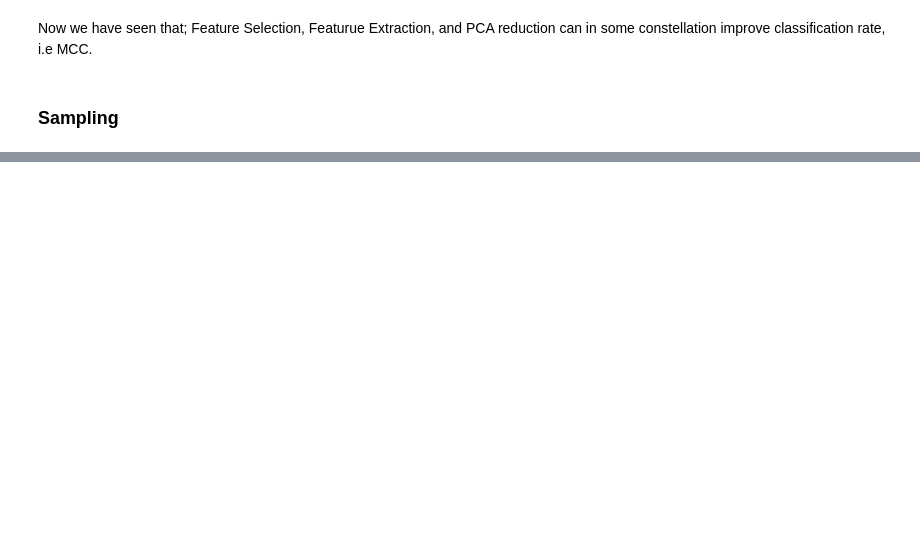
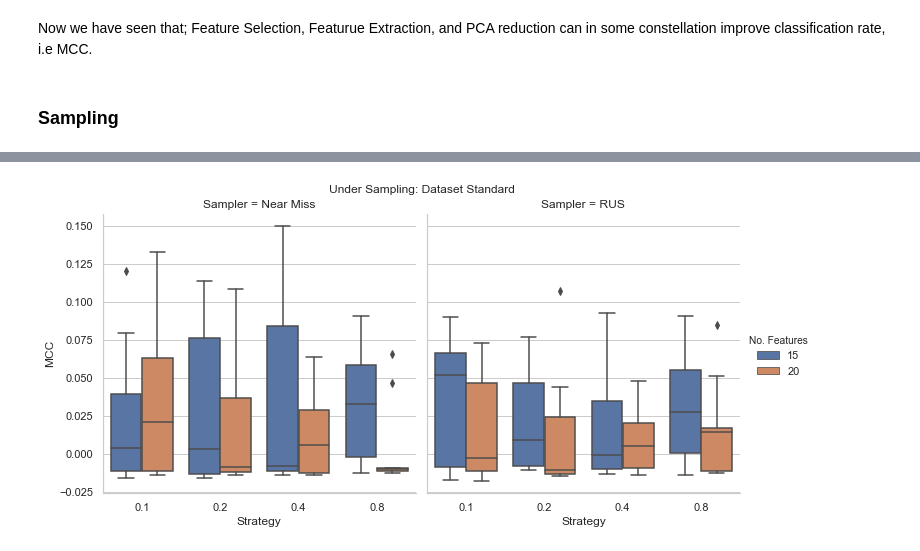
Before and after one commit to ynax/Exjobb-final, a Jupyter notebook: Exjobb Handelsbanken 2021. Martin Jacobson.ipynb, the cells around one changed output, grey strips where cells are left out. Cells and saved outputs as stored; diff of their text form; code cells hidden in the pictures; blank space fills up the shorter version.

```diff
--- a/Exjobb Handelsbanken 2021. Martin Jacobson.ipynb
+++ b/Exjobb Handelsbanken 2021. Martin Jacobson.ipynb
@@ -416,9 +415,9 @@ key ='Standard 2'
 from sklearn.decomposition import PCA
 
 min_features = 15
-max_features = 60
+max_features = 20
 jump = 5
-
+pca_reduction_set = [-3,-6]#,-9,-12]
 # for i in [1]:
 for key in set_dict.keys():
     print(key)
@@ -442,7 +441,7 @@ for key in set_dict.keys():
         set_dict[key]['PCA n Features']['Runs']['Scores'][n_features] = {}
         set_dict[key]['PCA n Features']['Runs']['All runs'][n_features] = {}
         score_df = pd.DataFrame()
-        for i,n_pca_reduction in enumerate([-3,-6,-9,-12]):
+        for i,n_pca_reduction in enumerate(pca_reduction_set):
             print(n_pca_reduction)
             n_components = n_features + n_pca_reduction
 
@@ -624,0 +620,14 @@ Aggregated 1
+# %%
+for OU in['Under','Over']:
+    for key in temp_dict.keys():
+            key2 = '{} Sampling'.format(OU)
+            set_dict[key][key2]['df'] = pd.DataFrame()
+            for sampler in set_dict[key][key2].keys():
+                for strategy in set_dict[key][key2][sampler].keys():
+                    for n_feats in set_dict[key][key2][sampler][strategy]:
+                            sampling_df = set_dict[key][key2][sampler][strategy][n_feats]
+                            sampling_df.loc[:,'Sampler']      = sampler
+                            sampling_df.loc[:,'Strategy']     = strategy
+                            sampling_df.loc[:,'No. Features'] = n_feats
+
+                            set_dict[key][key2]['df'] = set_dict[key][key2]['df'].append(sampling_df,ignore_index=True)
@@ -624,0 +652,26 @@ Aggregated 1
+# %%
+def plot_sampling(OU ='Under',save=False,save_folder='Plots/Sampling',subset_top=0.9):
+    for key in set_dict.keys():
+            key2 = '{} Sampling'.format(OU)
+            df = set_dict[key][key2]['df']
+            g = sns.catplot(
+                x = 'Strategy',
+                y = 'MCC',
+                hue='No. Features',
+                col='Sampler',
+                col_wrap=2,
+                data=df,
+                kind="box"
+            )
+            title = '{}: Dataset {}'.format(key2,key)
+            g.fig.subplots_adjust(top=subset_top)
+            g.fig.suptitle(title)
+            if save:
+                filename = key +' '+key2
+                plt.savefig('{}/{}.png'.format(save_folder,filename))
+            plt.show()
+# %%
+OU = 'Under'
+plot_sampling(OU,save=True,subset_top=0.9)
+# %% [output]
+[figure, added]
```
Also changed, not shown: parts of 12 cells of this notebook.
